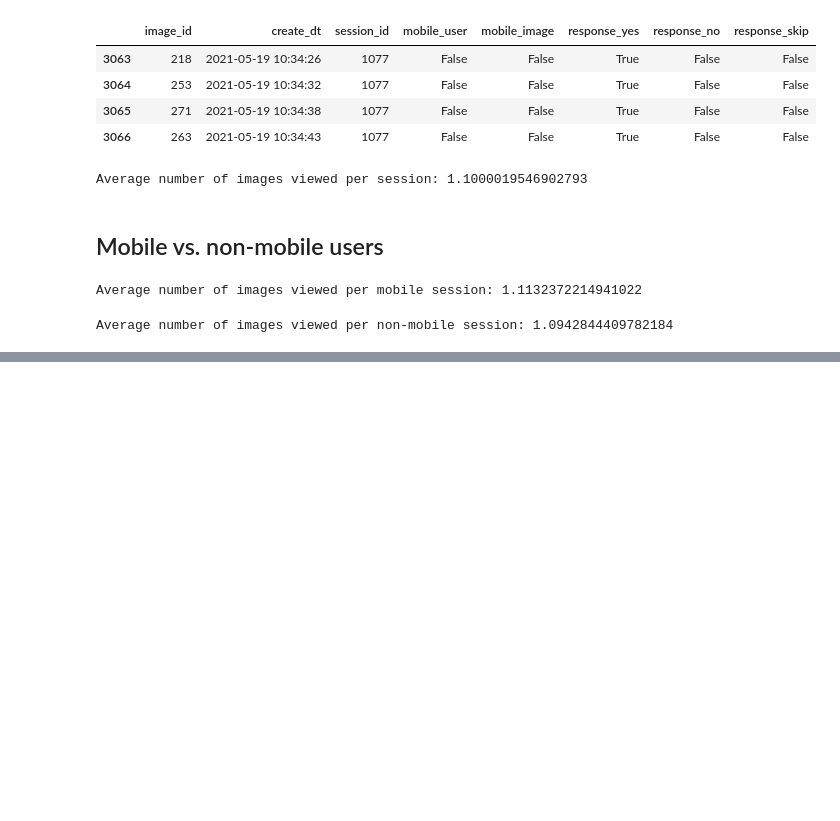
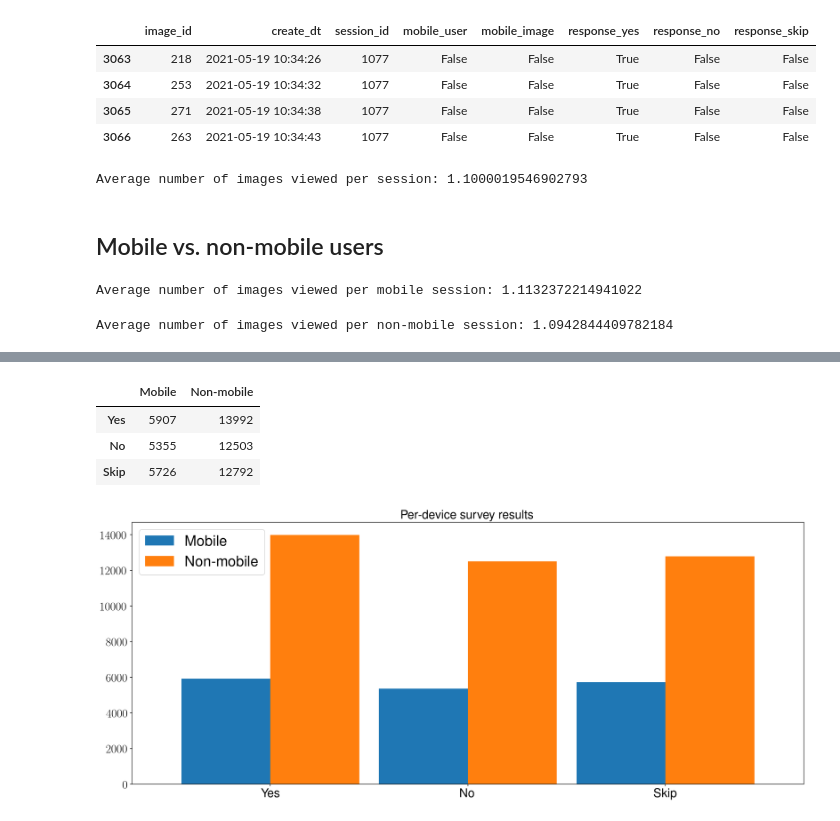
Before and after one commit to WSzP/canyoureadit-eda, a Jupyter notebook: eda.ipynb, the cells around one changed output, grey strips where cells are left out. Drawn from its saved outputs; the diff is of its cells as text; code cells hidden in the pictures; blank space fills up the shorter version.

```diff
--- a/eda.ipynb
+++ b/eda.ipynb
@@ -185,0 +242,25 @@ Average number of images viewed per non-mobile session: 1.0942844409782184
+# %%
+perdevice_response_table = pd.DataFrame({'Mobile': [len(df[(df.response_yes  == True) & (df.mobile_user == True)]),
+                                                 len(df[(df.response_no   == True) & (df.mobile_user == True)]),
+                                                 len(df[(df.response_skip == True) & (df.mobile_user == True)])],
+                                      'Non-mobile': [len(df[(df.response_yes == True) & (df.mobile_user == False)]),
+                                                 len(df[(df.response_no   == True) & (df.mobile_user == False)]),
+                                                 len(df[(df.response_skip == True) & (df.mobile_user == False)])]},
+                                     index=['Yes', 'No', 'Skip'])
+perdevice_response_table
+# %% [output]
+|  | Mobile | Non-mobile |
+| Yes | 5907 | 13992 |
+| No | 5355 | 12503 |
+| Skip | 5726 | 12792 |
+# %%
+ax = perdevice_response_table.plot.bar(rot=0,width=0.9)
+for label in (ax.get_xticklabels() + ax.get_yticklabels()):
+    label.set_fontsize(20)
+ax.set_title('Per-device survey results', fontsize=20)
+
+plt.savefig(EXPORTDIR+'perdevice_survey_results.png',dpi=300)
+plt.savefig(EXPORTDIR+'perdevice_survey_results.pdf')
+plt.show()
+# %% [output]
+[figure, added]
```
Also changed, not shown: parts of 14 cells of this notebook, 13 other files.
